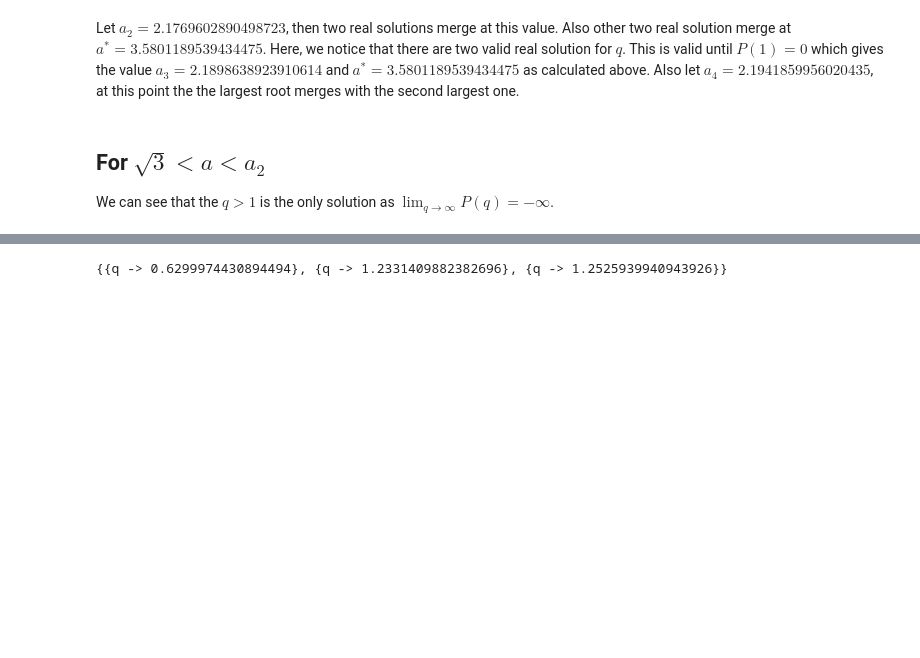
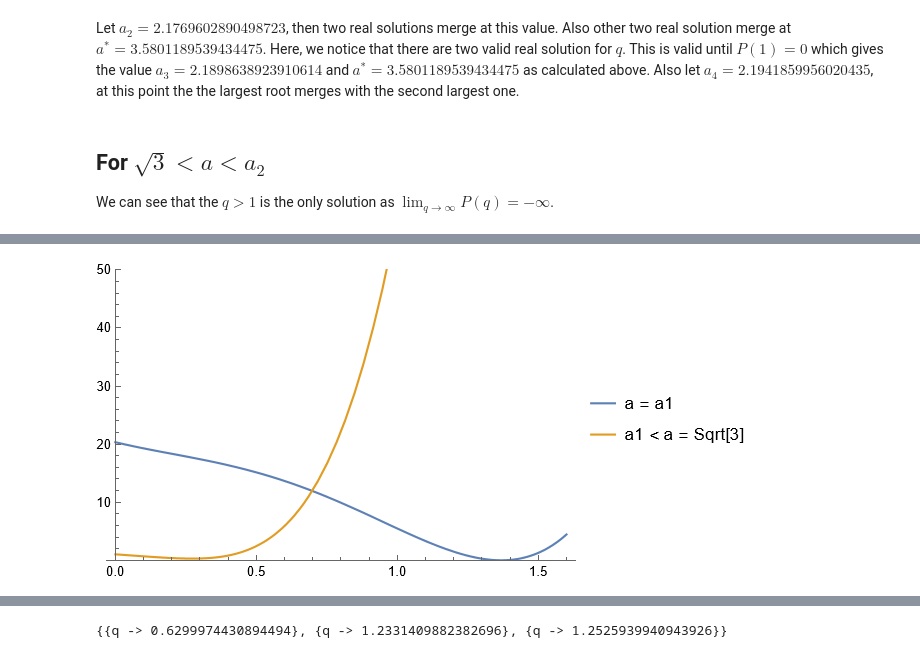
Before and after one commit to santoshlinkha/private, a Jupyter notebook: 3pts.ipynb, the cells around one changed output, grey strips where cells are left out. Saved outputs shown, nothing was run; the diff lists cells and outputs as text; code cells hidden in the pictures; blank space fills up the shorter version.

```diff
--- a/3pts.ipynb
+++ b/3pts.ipynb
@@ -259,0 +272,14 @@ $$
+# %%
+%%wolfram
+
+
+a1 = 1.1799822936820743 ;
+a = Sqrt[3] - 0.2 ;
+Plot[
+     { Pol5[a1, q], Pol5[a, q] }
+        , {q, 0, 1.6},
+    PlotLegends-> {"a = a1", "a1 < a = Sqrt[3]"},
+    PlotRange -> {0, 50}
+    ]
+# %% [output]
+[figure, added]
```
Also changed, not shown: parts of 10 cells of this notebook.
